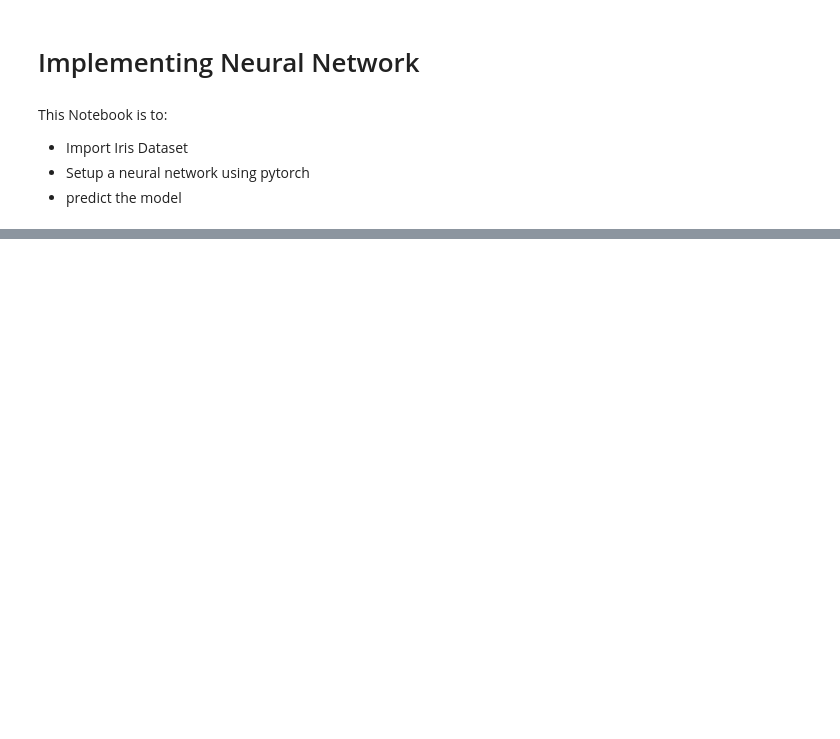
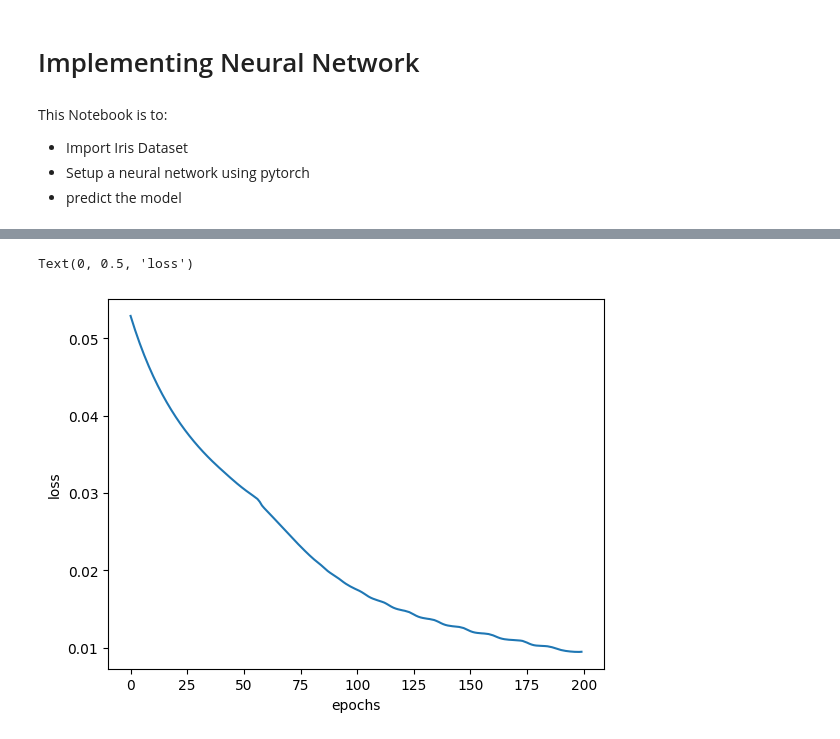
Before and after one commit to jaison-1920/pytorch_practice, a Jupyter notebook: pytorch_2.ipynb, the cells around one changed output, grey strips where cells are left out. Saved outputs shown, nothing was run; the diff lists cells and outputs as text; code cells hidden in the pictures; blank space fills up the shorter version.

Commit message:
training the model and predicting

```diff
--- a/pytorch_2.ipynb
+++ b/pytorch_2.ipynb
@@ -38,0 +116,4 @@ model = Model()
+# %%
+#converting X features to Float tensors
+X_train = torch.FloatTensor(X_train)
+X_test = torch.FloatTensor(X_test)
@@ -38,0 +160,4 @@ model = Model()
+# %%
+# converting y features to long tensors because y fetures are integers
+y_train = torch.LongTensor(y_train)
+y_test = torch.LongTensor(y_test)
@@ -38,0 +172,5 @@ model = Model()
+# %%
+# set the criterion to measure the error
+criterion = nn.CrossEntropyLoss()
+# set the optimizer,set the learning rate
+optimizer = torch.optim.Adam(model.parameters(),lr=0.01)
@@ -38,0 +187,22 @@ model = Model()
+# %%
+# train the model
+epochs = 200
+losses = []
+for i in range(epochs):
+  # Go forward to get a prediction
+  y_pred = model.forward(X_train) # get predicted result
+
+  # measure the loss
+  loss = criterion(y_pred,y_train)
+
+  #keep track of our losses
+  losses.append(loss.detach().numpy())
+
+  #print every 10 epoch
+  if i%10 == 0:
+    print(f'Epoch:{i}, loss:{loss}')
+
+  #Do backpropagation to improve results
+  optimizer.zero_grad()
+  loss.backward()
+  optimizer.step()
@@ -38,0 +230,8 @@ model = Model()
+# %%
+#graph it out
+plt.plot(range(epochs),losses)
+plt.xlabel('epochs')
+plt.ylabel('loss')
+# %% [output]
+Text(0, 0.5, 'loss')
+[figure, added]
```
Also changed, not shown: parts of 17 cells of this notebook.
